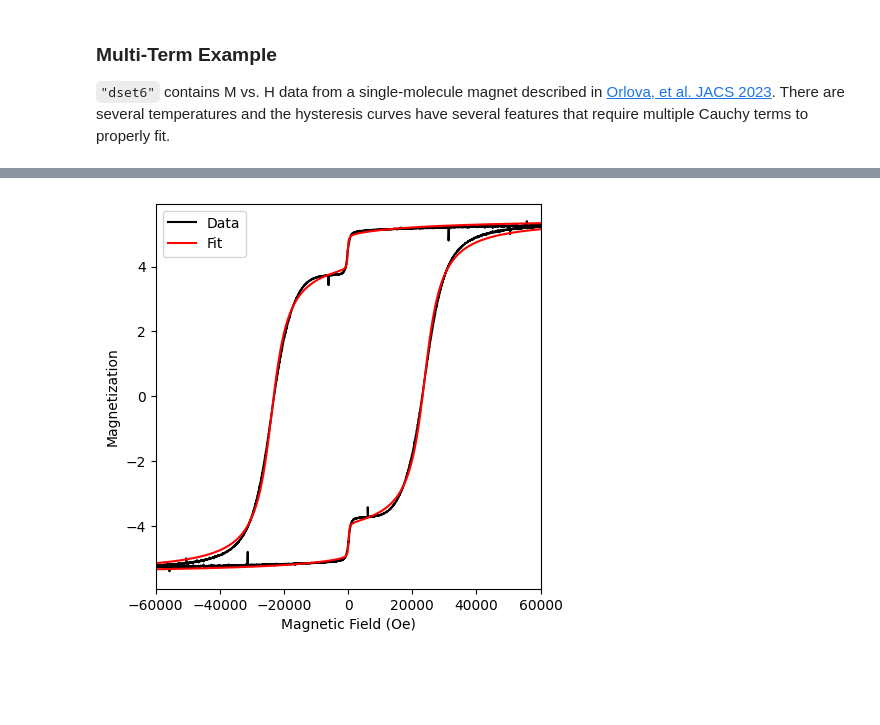
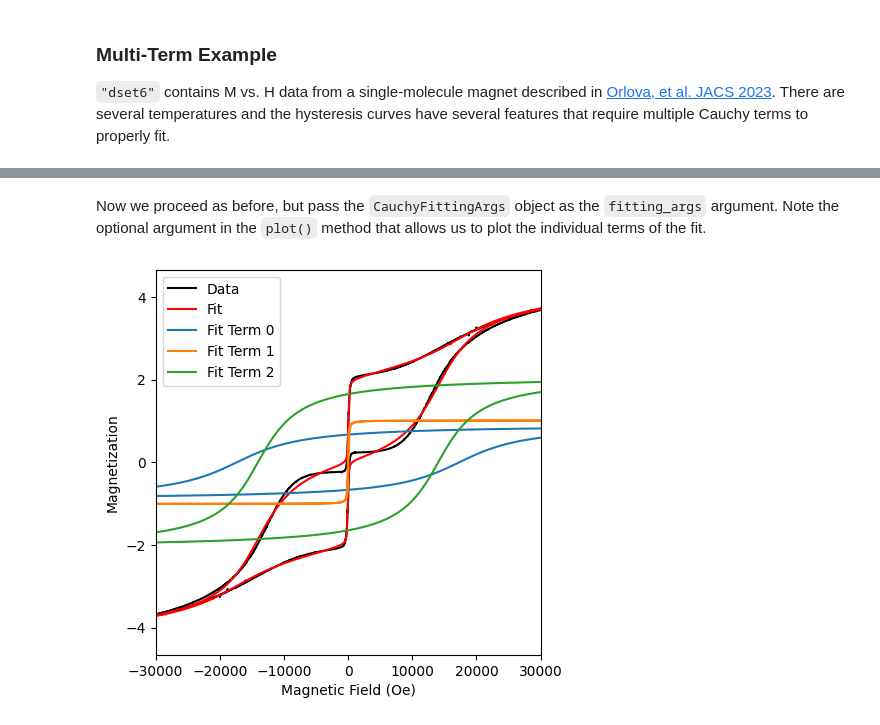
Before and after one commit to RinehartGroup/MagnetoPy, a Jupyter notebook: docs/examples/cauchy.ipynb, the cells around one changed output, grey strips where cells are left out. Drawn from its saved outputs; the diff is of its cells as text; code cells hidden in the pictures; blank space fills up the shorter version.

Commit message:
add to cauchy.ipynb example

```diff
--- a/docs/examples/cauchy.ipynb
+++ b/docs/examples/cauchy.ipynb
@@ -117,11 +123,40 @@ fig, ax = dset6.plot_mvsh()
+# %%
+fitting_args = mp.CauchyFittingArgs(
+    [
+        mp.CauchyParams(
+            m_s=(0.05, 0.0001, 0.3),
+            h_c=(-20000, -60000, -5000),
+            gamma=(25000, 5000, 200000)
+        ),
+        mp.CauchyParams(
+            m_s=(0.5, 0, 1.0),
+            h_c=(0, -100, 100),
+            gamma=(100, 5, 1000)
+        ),
+        mp.CauchyParams(
+            m_s=(0.5, 0, 1),
+            h_c=(15000, 10000, 30000),
+            gamma=(10000, 2500, 40000)
+        )
+    ]
+)
+m_sat = dset6.get_mvsh(2).simplified_data()['moment'].max()
+for arg in fitting_args.terms:
+    arg.m_s = (m_sat * arg.m_s[0], m_sat * arg.m_s[1], m_sat * arg.m_s[2])
+# %% [markdown]
+Now we proceed as before, but pass the `CauchyFittingArgs` object as the `fitting_args` argument. Note the optional argument in the `plot()` method that allows us to plot the individual terms of the fit.
 # %%
 smm_cauchy_cdf1 = mp.CauchyCDFAnalysis(
     dataset=dset6,
     parsing_args=mp.CauchyParsingArgs(
-        temperature=2,
+        temperature=8,
     ),
-    fitting_args=3,
+    fitting_args=fitting_args,
 )
-fig, ax = smm_cauchy_cdf1.plot(xlim=[-60000, 60000])
+fig, ax = smm_cauchy_cdf1.plot(
+    show_full_fit=True,
+    show_fit_components=True,
+    xlim=[-30000, 30000],
+)
 # %% [output]
-[figure, old version]
+[figure, new version]
```
Also changed, not shown: parts of 34 cells of this notebook, 1 other file.
